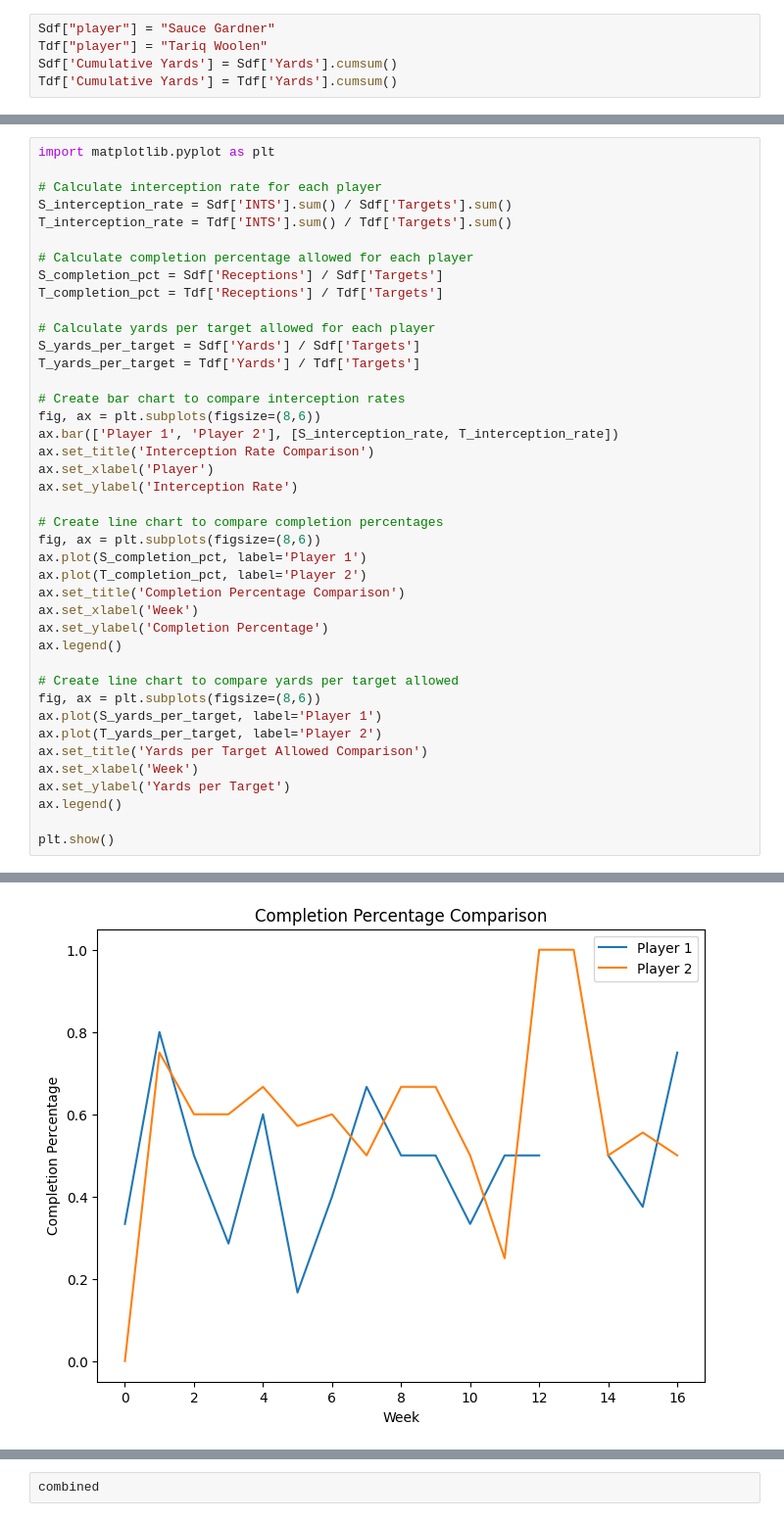
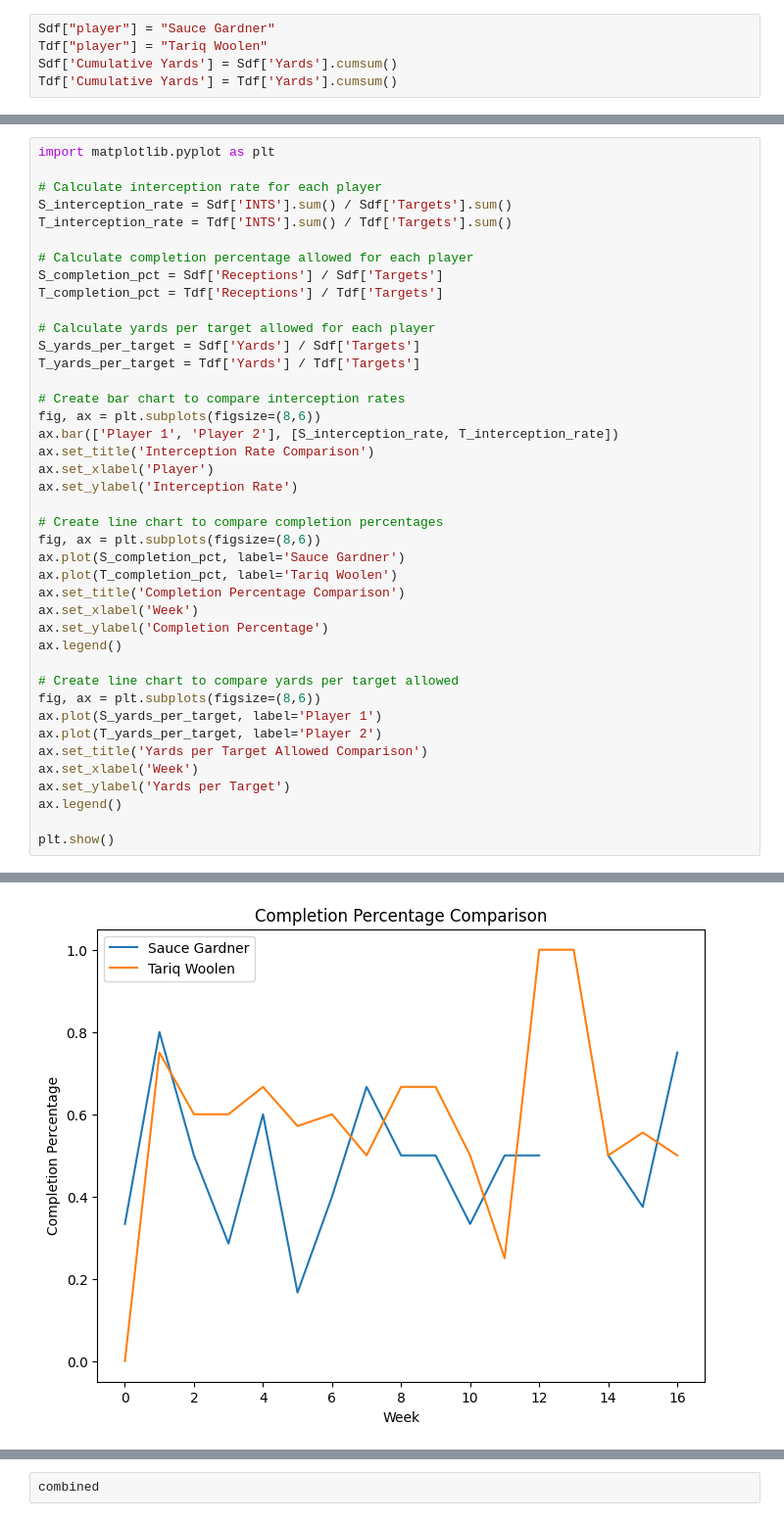
Before and after one commit to nick-smith-87/NFL_Momentum_Research, a Jupyter notebook: Sauce Gardner Analysis/Sauce v Tariq.ipynb, the cells around one changed output, grey strips where cells are left out. Shown at 98% size. Saved outputs shown, nothing was run; the diff lists cells and outputs as text.

```diff
--- a/Sauce Gardner Analysis/Sauce v Tariq.ipynb
+++ b/Sauce Gardner Analysis/Sauce v Tariq.ipynb
@@ -35,36 +35,36 @@ T_completion_pct = Tdf['Receptions'] / Tdf['Targets']
 # Calculate yards per target allowed for each player
 S_yards_per_target = Sdf['Yards'] / Sdf['Targets']
 T_yards_per_target = Tdf['Yards'] / Tdf['Targets']
 
 # Create bar chart to compare interception rates
 fig, ax = plt.subplots(figsize=(8,6))
 ax.bar(['Player 1', 'Player 2'], [S_interception_rate, T_interception_rate])
 ax.set_title('Interception Rate Comparison')
 ax.set_xlabel('Player')
 ax.set_ylabel('Interception Rate')
 
 # Create line chart to compare completion percentages
 fig, ax = plt.subplots(figsize=(8,6))
-ax.plot(S_completion_pct, label='Player 1')
-ax.plot(T_completion_pct, label='Player 2')
+ax.plot(S_completion_pct, label='Sauce Gardner')
+ax.plot(T_completion_pct, label='Tariq Woolen')
 ax.set_title('Completion Percentage Comparison')
 ax.set_xlabel('Week')
 ax.set_ylabel('Completion Percentage')
 ax.legend()
 
 # Create line chart to compare yards per target allowed
 fig, ax = plt.subplots(figsize=(8,6))
 ax.plot(S_yards_per_target, label='Player 1')
 ax.plot(T_yards_per_target, label='Player 2')
 ax.set_title('Yards per Target Allowed Comparison')
 ax.set_xlabel('Week')
 ax.set_ylabel('Yards per Target')
 ax.legend()
 
 plt.show()
 # %% [output]
 [figure]
-[figure, old version]
+[figure, new version]
 [figure]
 # %%
 combined
```
Also changed, not shown: parts of 1 cell of this notebook, 5 other files.
